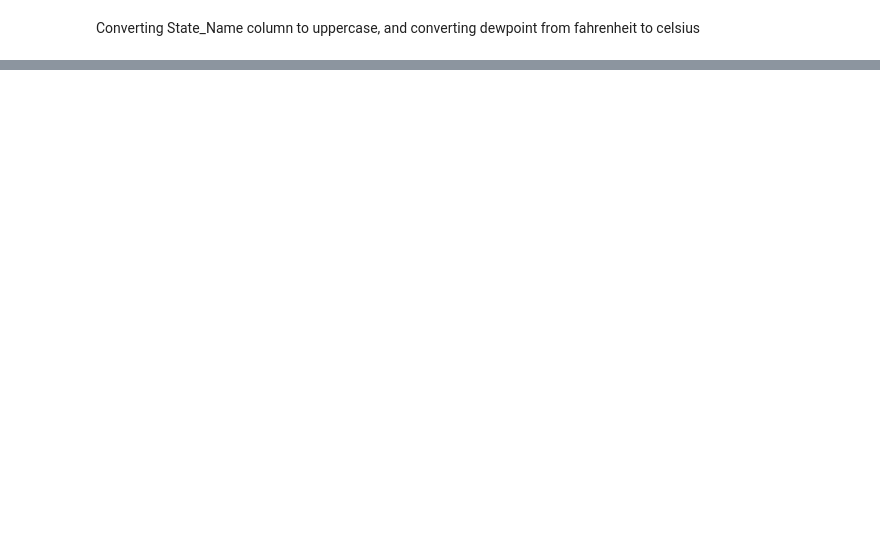
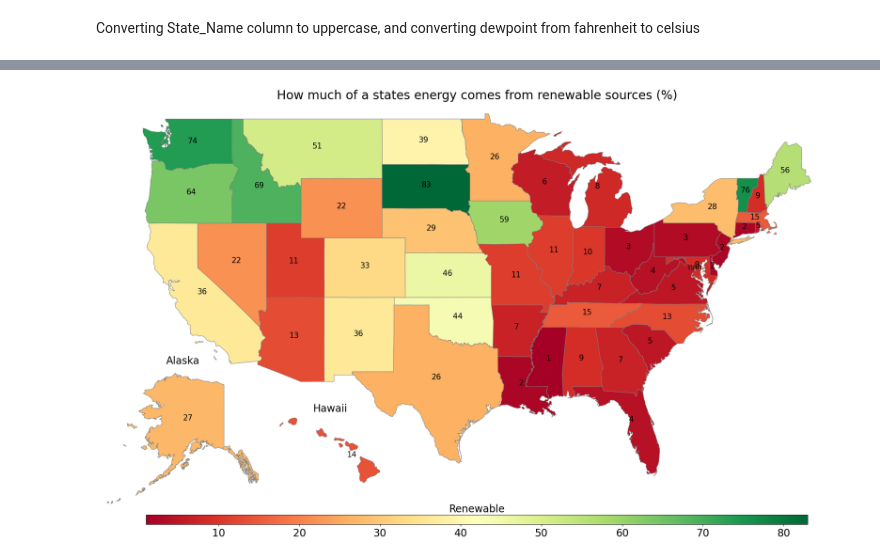
Before and after one commit to trinerye/spatial_exam, a Jupyter notebook: src/maps.ipynb, the cells around one changed output, grey strips where cells are left out. Drawn from its saved outputs; the diff is of its cells as text; code cells hidden in the pictures; blank space fills up the shorter version.

```diff
--- a/src/maps.ipynb
+++ b/src/maps.ipynb
@@ -279,0 +455,4 @@ plot_us_states(merged_data, data_column, plot_points=dc_gdf, title=title, colorm
+# %%
+green_states_file = os.path.join('..','in','green_states.csv')
+green_states = pd.read_csv(green_states_file)
+green_states.head()
@@ -279,0 +466,7 @@ plot_us_states(merged_data, data_column, plot_points=dc_gdf, title=title, colorm
+# %%
+green_states.rename(columns={'State' : 'State_Name'},
+                            inplace=True)
+green_states = uppercase_df(green_states)
+green_states = remove_trailing_space_df(green_states)
+green_states=green_states[['State_Name','Renewable']]
+green_states.head()
@@ -279,0 +500,16 @@ plot_us_states(merged_data, data_column, plot_points=dc_gdf, title=title, colorm
+# %%
+green_states['Renewable'] = green_states['Renewable'].str.rstrip('%').astype(float)
+# %%
+merged_data = merged_data.merge(green_states, how='left', on='State_Name')
+# %%
+data_column = 'Renewable'
+
+title = f'How much of a states energy comes from renewable sources (%)'
+
+plot_us_states(merged_data,
+               data_column,
+               title=title,
+               colormap='RdYlGn',
+               label_states=True)
+# %% [output]
+[figure, added]
```
Also changed, not shown: parts of 31 cells of this notebook.
